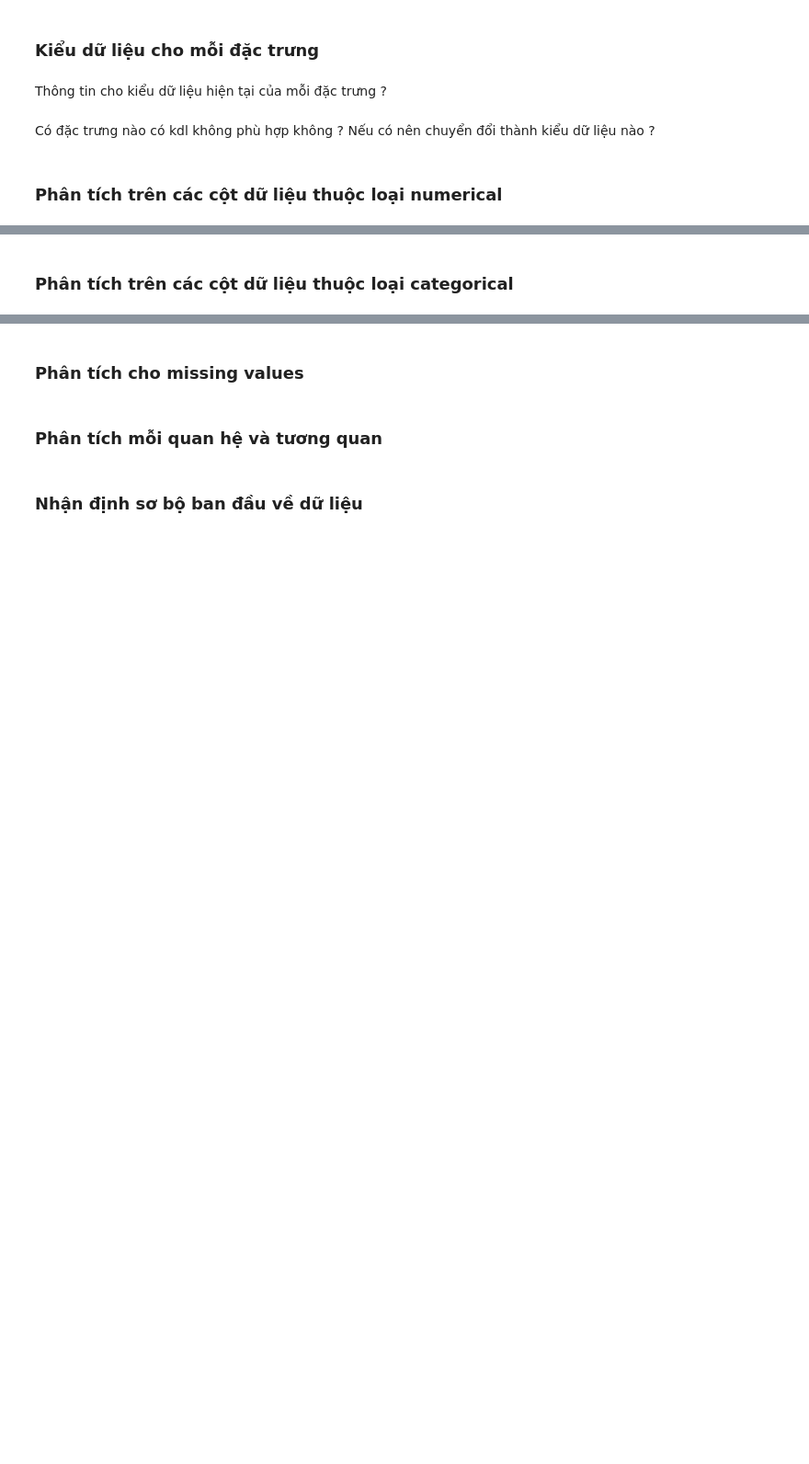
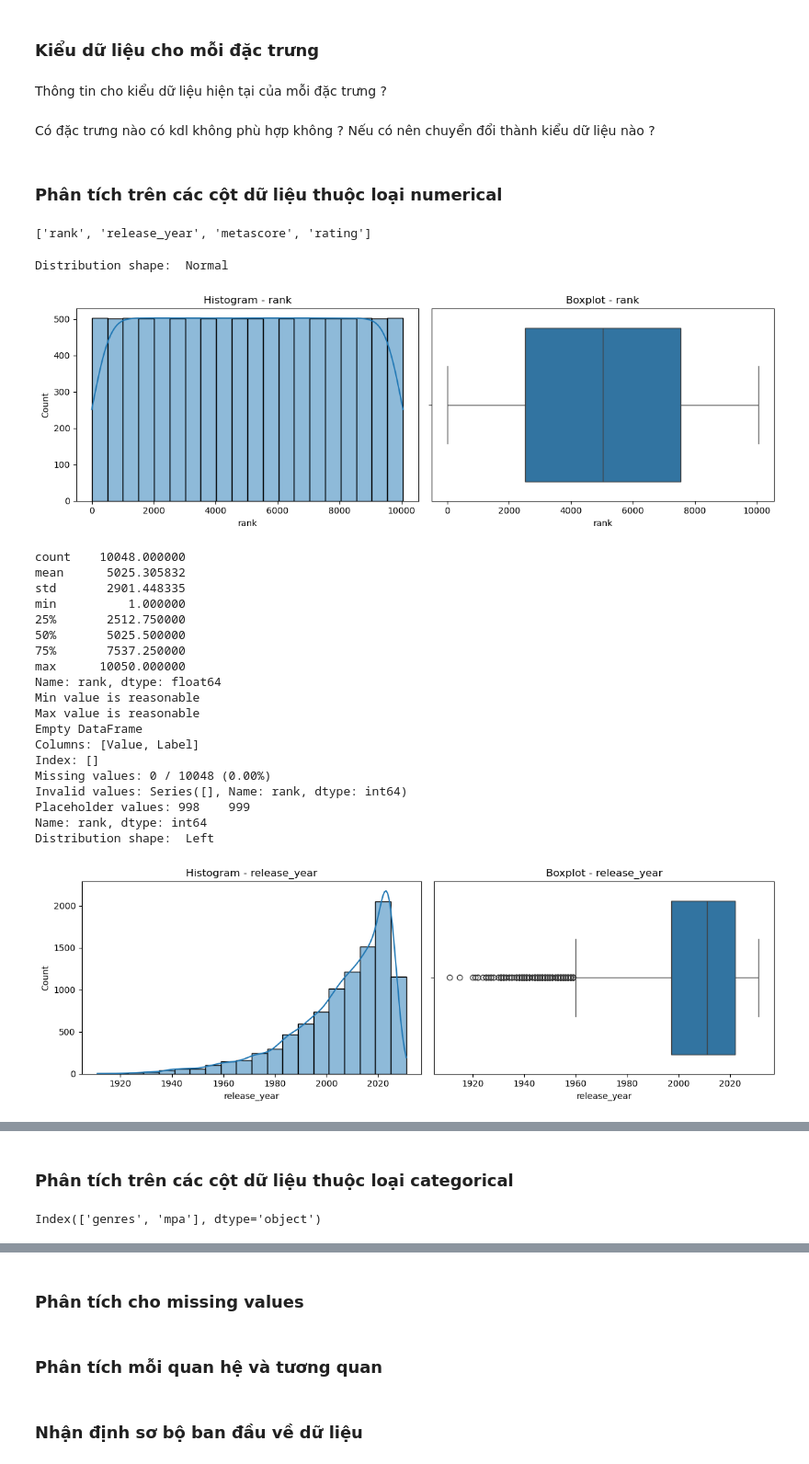
Before and after one commit to Kyoyooo/Movie-Rating-Prediction-Model, a Jupyter notebook: notebooks/Data explorations.ipynb, the cells around one changed output, grey strips where cells are left out. Shown at 92% size. Drawn from its saved outputs; the diff is of its cells as text; code cells hidden in the pictures; blank space fills up the shorter version.

```diff
--- a/notebooks/Data explorations.ipynb
+++ b/notebooks/Data explorations.ipynb
@@ -94,3 +101,30 @@ Thông tin cho kiểu dữ liệu hiện tại của mỗi đặc trưng ?
 Có đặc trưng nào có kdl không phù hợp không ? Nếu có nên chuyển đổi thành kiểu dữ liệu nào ?
 # %% [markdown]
 ### Phân tích trên các cột dữ liệu thuộc loại numerical
+# %%
+numerical_cols = [col for col in df.columns if df[col].dtype in ['int32' , 'float32', 'int64' , 'float64']]
+numerical_cols
+# %% [output]
+['rank', 'release_year', 'metascore', 'rating']
+# %%
+def plots(col):
+    fig, axes = plt.subplots(1, 2, figsize=(12,4))
+
+    sns.histplot(df[col], bins=20, kde=True, ax=axes[0])
+    axes[0].set_title(f"Histogram - {col}")
+
+    sns.boxplot(x=df[col], ax=axes[1])
+    axes[1].set_title(f"Boxplot - {col}")
+
+    plt.tight_layout()
+    plt.show()
+# %%
+def distribution_shape(col):
+    skew = df[col].skew()
+
+    if np.around(skew) == 0:
+        return 'Normal'
+    elif skew < 0:
+        return 'Left'
+    else:
+        return 'Right'
@@ -96,0 +184,26 @@ Có đặc trưng nào có kdl không phù hợp không ? Nếu có nên chuyể
+# %%
+for col in numerical_cols:
+    numerical_columns_analysis(col)
+# %% [output]
+Distribution shape:  Normal
+[figure, added]
+count    10048.000000
+mean      5025.305832
+std       2901.448335
+min          1.000000
+25%       2512.750000
+50%       5025.500000
+75%       7537.250000
+max      10050.000000
+Name: rank, dtype: float64
+Min value is reasonable
+Max value is reasonable
+Empty DataFrame
+Columns: [Value, Label]
+Index: []
+Missing values: 0 / 10048 (0.00%)
+Invalid values: Series([], Name: rank, dtype: int64)
+Placeholder values: 998    999
+Name: rank, dtype: int64
+Distribution shape:  Left
+[figure, added]
@@ -97,2 +263,11 @@ Có đặc trưng nào có kdl không phù hợp không ? Nếu có nên chuyể
 # %% [markdown]
 ### Phân tích trên các cột dữ liệu thuộc loại categorical
+# %%
+df['mpa'] = df['mpa'].astype('category')
+df['genres'] = df['genres'].astype('category')
+
+# Lấy danh sách các cột categorical
+category_cols = df.select_dtypes(include=['category']).columns
+category_cols
+# %% [output]
+Index(['genres', 'mpa'], dtype='object')
```
Also changed, not shown: parts of 10 cells of this notebook.
